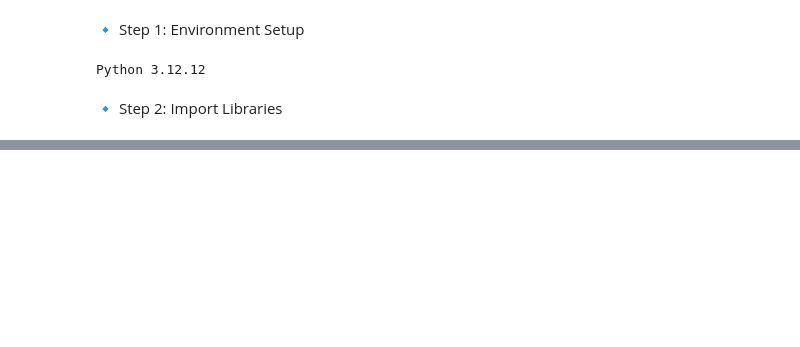
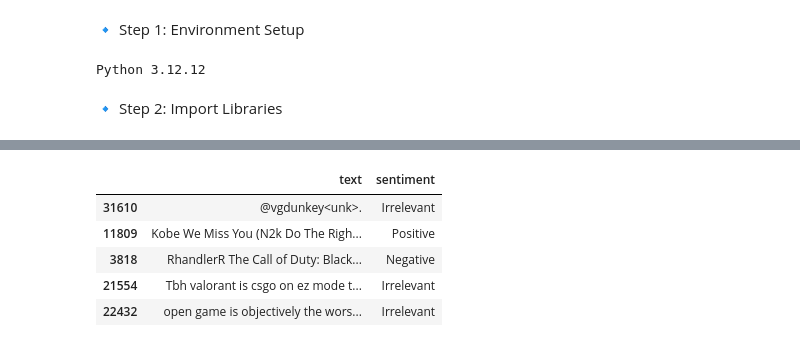
Before and after one commit to touhid0503/Sentiment_Analysis_System, a Jupyter notebook: sentiment_analysis_system.ipynb, the cells around one changed output, grey strips where cells are left out. Cells and saved outputs as stored; diff of their text form; code cells hidden in the pictures; blank space fills up the shorter version.

```diff
--- a/sentiment_analysis_system.ipynb
+++ b/sentiment_analysis_system.ipynb
@@ -28,0 +85,9 @@ from tensorflow.keras.callbacks import EarlyStopping
+# %%
+df.sample(5)
+# %% [output]
+|  | text | sentiment |
+| 31610 | @vgdunkey<unk>. | Irrelevant |
+| 11809 | Kobe We Miss You (N2k Do The Righ... | Positive |
+| 3818 | RhandlerR The Call of Duty: Black... | Negative |
+| 21554 | Tbh valorant is csgo on ez mode t... | Irrelevant |
+| 22432 | open game is objectively the wors... | Irrelevant |
```
Also changed, not shown: parts of 14 cells of this notebook.
